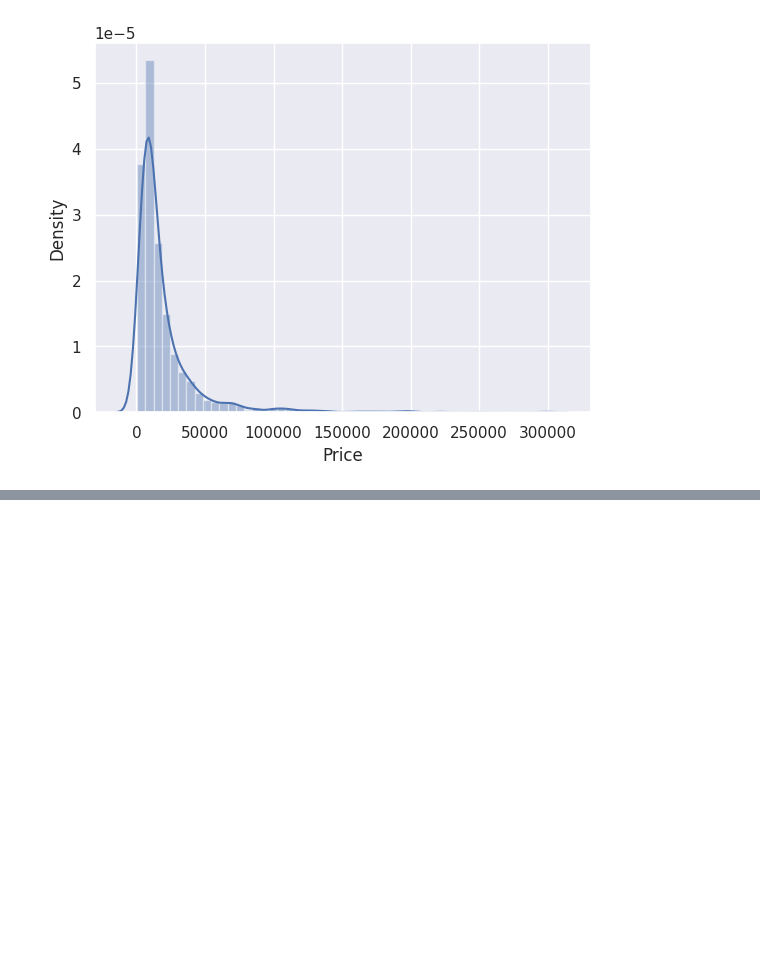
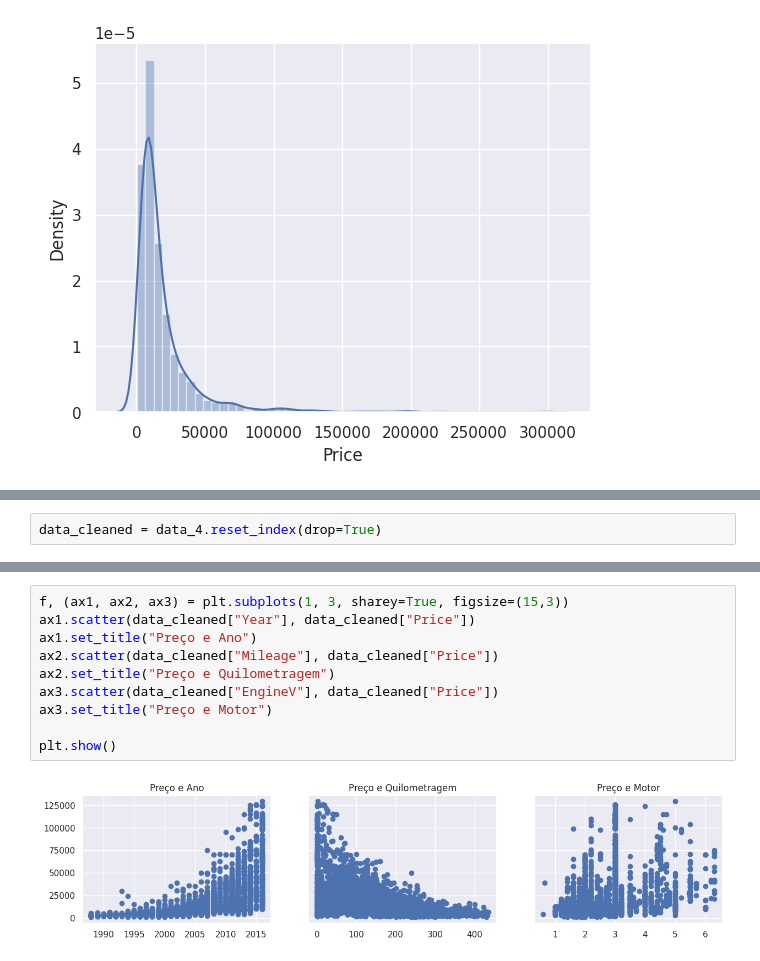
Before and after one commit to kylesonev/100-days-ml, a Jupyter notebook: notebooks/04_linear_regression_01.ipynb, the cells around one changed output, grey strips where cells are left out. Drawn from its saved outputs; the diff is of its cells as text; blank space fills up the shorter version.

```diff
--- a/notebooks/04_linear_regression_01.ipynb
+++ b/notebooks/04_linear_regression_01.ipynb
@@ -112,0 +200,2 @@ sns.distplot(data_1["Price"])
+# %%
+data_cleaned = data_4.reset_index(drop=True)
@@ -112,0 +217,12 @@ sns.distplot(data_1["Price"])
+# %%
+f, (ax1, ax2, ax3) = plt.subplots(1, 3, sharey=True, figsize=(15,3))
+ax1.scatter(data_cleaned["Year"], data_cleaned["Price"])
+ax1.set_title("Preço e Ano")
+ax2.scatter(data_cleaned["Mileage"], data_cleaned["Price"])
+ax2.set_title("Preço e Quilometragem")
+ax3.scatter(data_cleaned["EngineV"], data_cleaned["Price"])
+ax3.set_title("Preço e Motor")
+
+plt.show()
+# %% [output]
+[figure, added]
```
Also changed, not shown: parts of 43 cells of this notebook.
